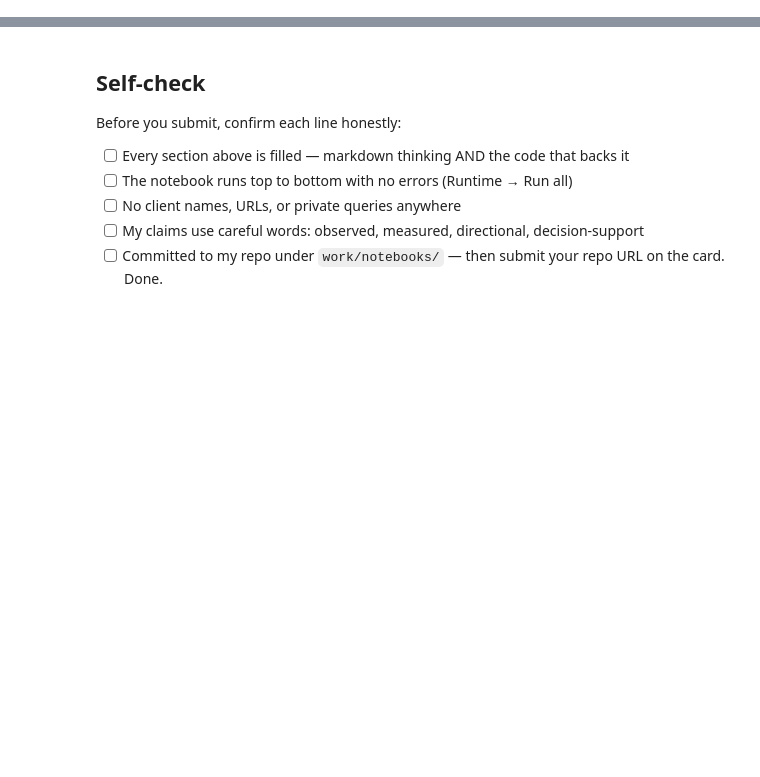
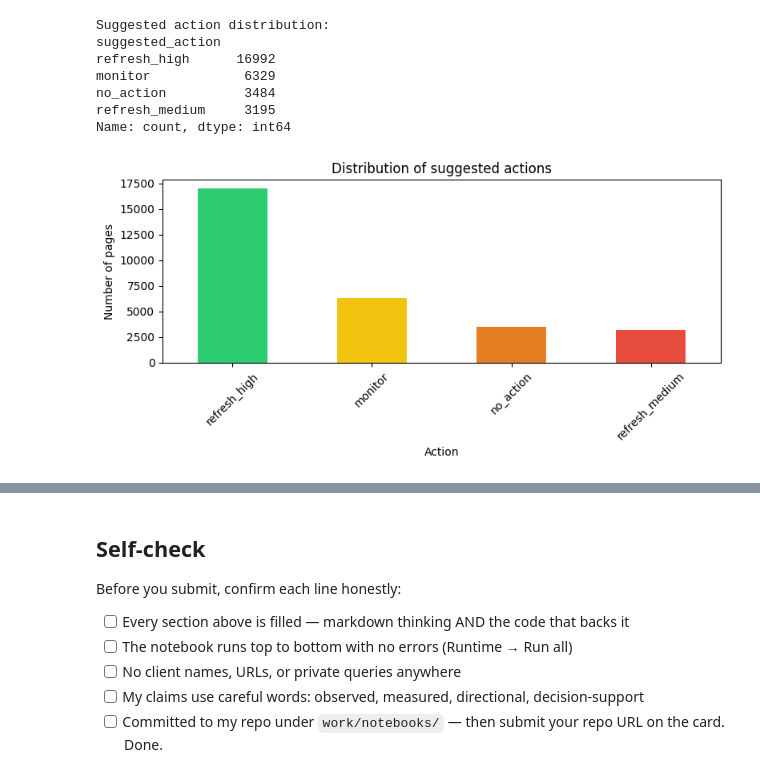
Before and after one commit to UmerSajid842/flyrankmlproject, a Jupyter notebook: work/notebooks/w07_action_playbook.ipynb, the cells around one changed output, grey strips where cells are left out. Saved outputs shown, nothing was run; the diff lists cells and outputs as text; code cells hidden in the pictures; blank space fills up the shorter version.

```diff
--- a/work/notebooks/w07_action_playbook.ipynb
+++ b/work/notebooks/w07_action_playbook.ipynb
@@ -88,2 +93,32 @@ This skeleton is yours to fill. Work the sections **in order** — each one has
 
 > Working with an AI assistant? Tell it to read `skills/README.md` first and load the one skill this assignment names on its card.
+# %%
+# ---- Imports and setup ----
+import pandas as pd
+import numpy as np
+from pathlib import Path
+from sklearn.ensemble import RandomForestClassifier
+from sklearn.model_selection import GroupShuffleSplit
+import matplotlib.pyplot as plt
+
+# Create output directories
+Path("work/outputs").mkdir(parents=True, exist_ok=True)
+Path("work/figures").mkdir(parents=True, exist_ok=True)
+
+# ---- Load data ----
+# Adjust path if needed – works in Colab with uploaded file
+data_path = Path("/content/content_refresh_anonymized.csv")
+if not data_path.exists():
+    # Fallback: try relative paths
+    candidate_paths = [
+        Path.cwd() / "content_refresh_anonymized.csv",
+        Path.cwd().parent / "data/raw/content_refresh_anonymized.csv",
+        Path.cwd().parent.parent / "data/raw/content_refresh_anonymized.csv",
+    ]
+    data_path = next((p for p in candidate_paths if p.exists()), None)
+    if data_path is None:
+        raise FileNotFoundError("Data file not found. Please upload content_refresh_anonymized.csv to /content/ or adjust path.")
+
+df = pd.read_csv(data_path)
+print(f"Loaded {len(df)} rows")
+df.head()
@@ -119,5 +316,29 @@ queue[["content_id", "final_refresh_score", "suggested_action", "final_reason_co
 # %%
 queue["suggested_action"].value_counts().to_frame(name="count")
+# ---- Show distribution of suggested actions ----
+action_counts = queue["suggested_action"].value_counts()
+print("Suggested action distribution:")
+print(action_counts)
+
+# Plot bar chart
+plt.figure(figsize=(8, 4))
+action_counts.plot(kind="bar", color=["#2ecc71", "#f1c40f", "#e67e22", "#e74c3c"][:len(action_counts)])
+plt.title("Distribution of suggested actions")
+plt.xlabel("Action")
+plt.ylabel("Number of pages")
+plt.xticks(rotation=45)
+plt.tight_layout()
+plt.savefig("work/figures/action_distribution.png", dpi=100)
+plt.show()
+# %% [output]
+Suggested action distribution:
+suggested_action
+refresh_high      16992
+monitor            6329
+no_action          3484
+refresh_medium     3195
+Name: count, dtype: int64
+[figure, added]
 # %% [markdown]
 ## 4. Monitoring / retrain triggers
 
```
Also changed, not shown: parts of 11 cells of this notebook.
